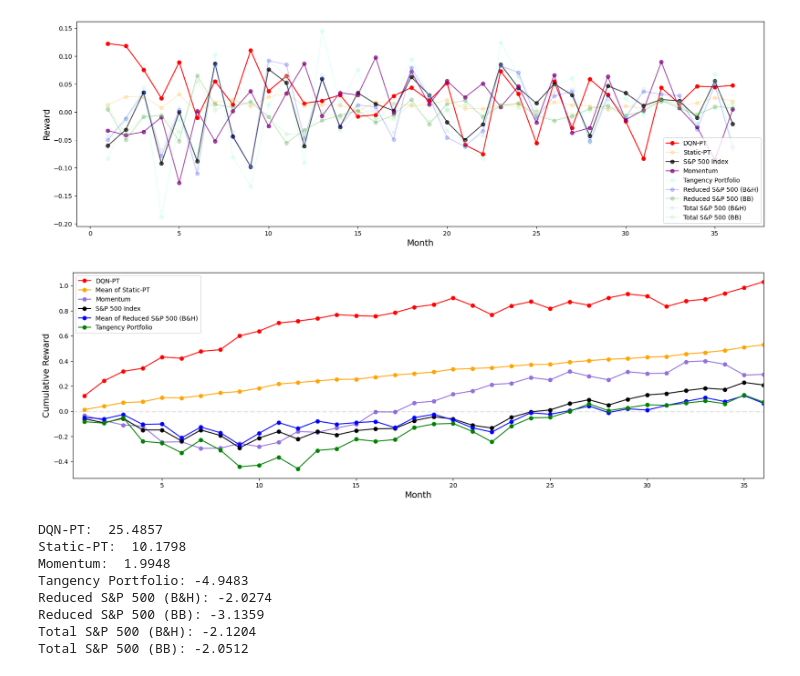
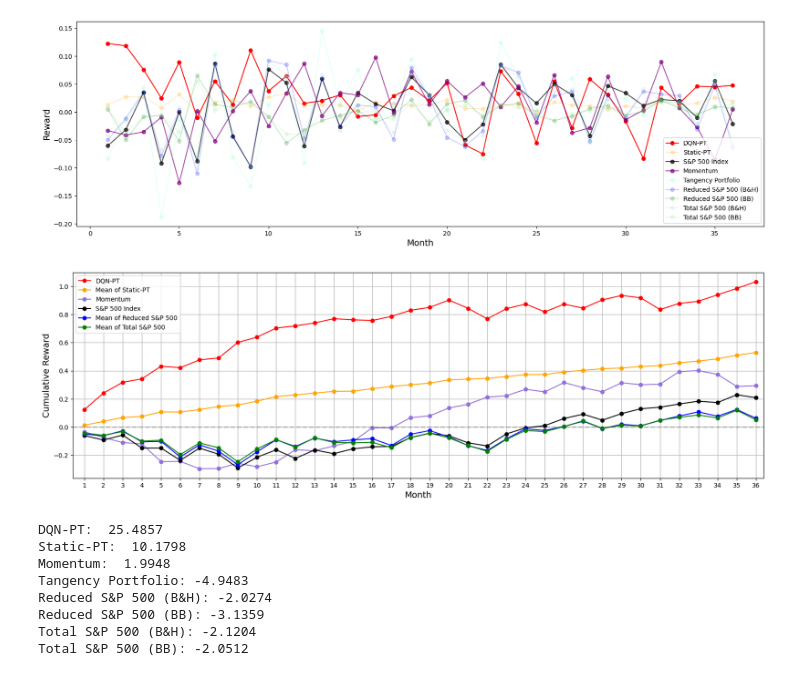
Before and after one commit to DanielHYLai/pairs-trading-with-reinforcement-learning, a Jupyter notebook: pairs-selection/comparison_oos_pairs_reduced.ipynb, the cells around one changed output. Cells and saved outputs as stored; diff of their text form; code cells hidden in the pictures.

```diff
--- a/pairs-selection/comparison_oos_pairs_reduced.ipynb
+++ b/pairs-selection/comparison_oos_pairs_reduced.ipynb
@@ -1195,4 +1195,5 @@ plt.show()
 # %%
 SP500_index = pd.read_csv("data_file/SP500-index-data.csv", encoding="UTF-8")
 SP500_index["log_return"] = np.log(SP500_index["Close"] / SP500_index["Close"].shift(1))
+SP500_index["cum_rtn"] = SP500_index["log_return"].cumsum()
 SP500_index = SP500_index.dropna()
@@ -1571,54 +1588,56 @@ plt.plot(
 plt.plot(
     range(1, 37),
     single_mean_reduced_BandH.cumsum(),
-    label="Mean of Reduced S&P 500 (B&H)",
+    label="Mean of Reduced S&P 500",
     color="blue",
     marker="o",
 )
 # plt.plot(
 #     range(1, 37),
 #     single_mean_total_BB.cumsum(),
 #     label="Total S&P 500 (BB)",
 #     color="lightgreen",
 #     marker="o",
 # )
-# plt.plot(
-#     range(1, 37),
-#     single_mean_total_BandH.cumsum(),
-#     label="Total S&P 500 (B&H)",
-#     color="lightblue",
-#     marker="o",
-# )
+plt.plot(
+    range(1, 37),
+    single_mean_total_BandH.cumsum(),
+    label="Mean of Total S&P 500",
+    color="green",
+    marker="o",
+)
 # plt.plot(
 #     range(1, 37),
 #     single_mean_reduced_BB.cumsum(),
 #     label="Reduced S&P 500 (BB)",
 #     color="green",
 #     marker="o",
 # )
-plt.plot(
-    range(1, 37),
-    portfolio_result_total_BandH.cumsum(),
-    label="Tangency Portfolio",
-    color="green",
-    marker="o",
-)
+# plt.plot(
+#     range(1, 37),
+#     portfolio_result_total_BandH.cumsum(),
+#     label="Tangency Portfolio",
+#     color="green",
+#     marker="o",
+# )
 # plt.plot(
 #     range(1, 37),
 #     portfolio_result_reduced_BandH.cumsum(),
 #     label="Tangency Portfolio (Reduced)",
 #     color="dodgerblue",
 #     marker="o",
 # )
-plt.axhline(y=0, color="black", linestyle="--", linewidth=2, alpha=0.1)
-plt.xlim(0.4, 36)
+plt.axhline(y=0, color="black", linestyle="--", linewidth=2, alpha=0.2)
+plt.grid()
+plt.xlim(0.4, 36.4)
+plt.xticks(range(1, 37))
 plt.xlabel("Month", fontsize=14)
 plt.ylabel("Cumulative Reward", fontsize=14)
 plt.legend(fontsize=10)
 plt.savefig(f"{path}/cum_reward_comparison.png", dpi=300, bbox_inches="tight")
 plt.show()
 # %% [output]
-[figure, old version]
+[figure, new version]
 # %%
 print(f"DQN-PT: {np.trapz(dqn_pt_cum_reward, dx=1): .4f}")
 print(f"Static-PT: {np.trapz(static_pt_mean.cumsum(), dx=1): .4f}")
```
Also changed, not shown: parts of 1 cell of this notebook, 3 other files.
